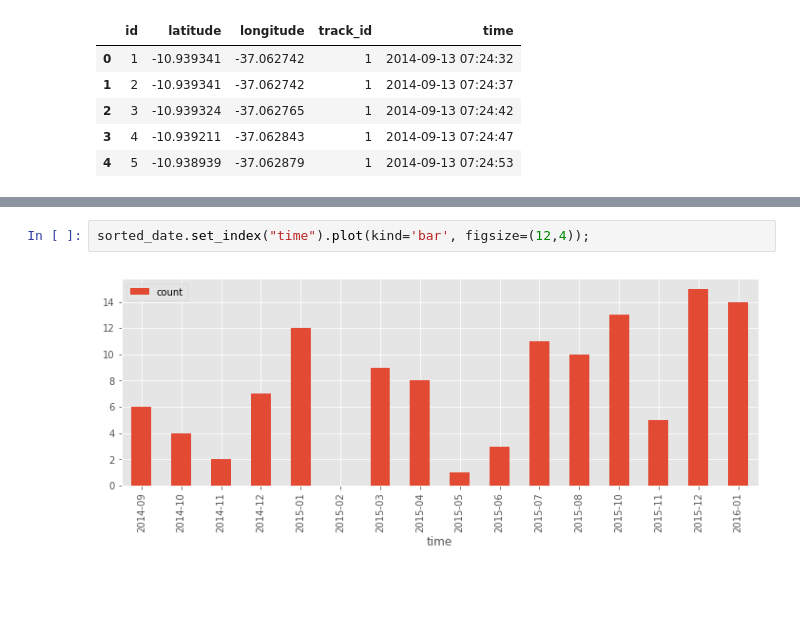
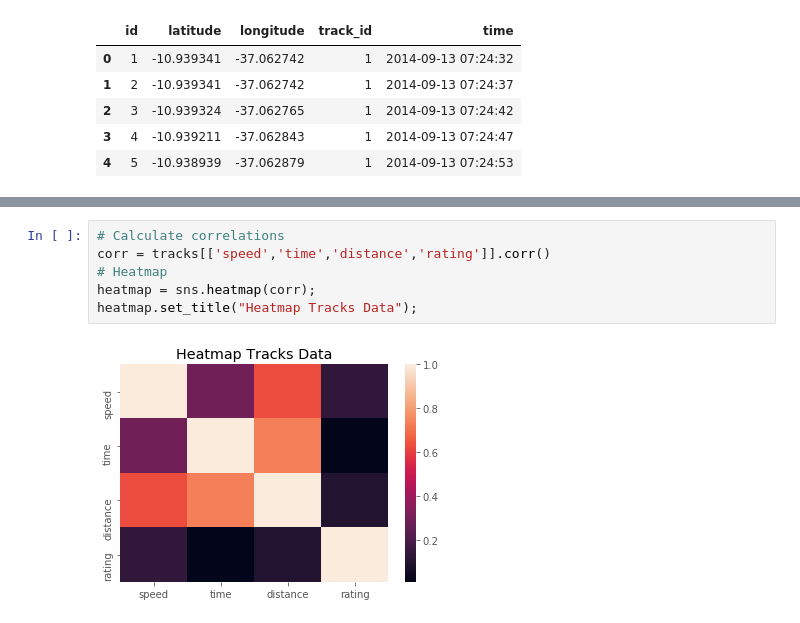
Before and after one commit to MoBran/bi2_project, a Jupyter notebook: src/model_building.ipynb, the cells around one changed output, grey strips where cells are left out. Drawn from its saved outputs; the diff is of its cells as text; blank space fills up the shorter version.

```diff
--- a/src/model_building.ipynb
+++ b/src/model_building.ipynb
@@ -112,4 +105,8 @@ sorted_date.head()
-# %%
-sorted_date.set_index("time").plot(kind='bar', figsize=(12,4));
-# %% [output]
-[figure, removed]
+# %%
+# Calculate correlations
+corr = tracks[['speed','time','distance','rating']].corr()
+# Heatmap
+heatmap = sns.heatmap(corr);
+heatmap.set_title("Heatmap Tracks Data");
+# %% [output]
+[figure, added]
```
Also changed, not shown: parts of 21 cells of this notebook, 1 other file.
